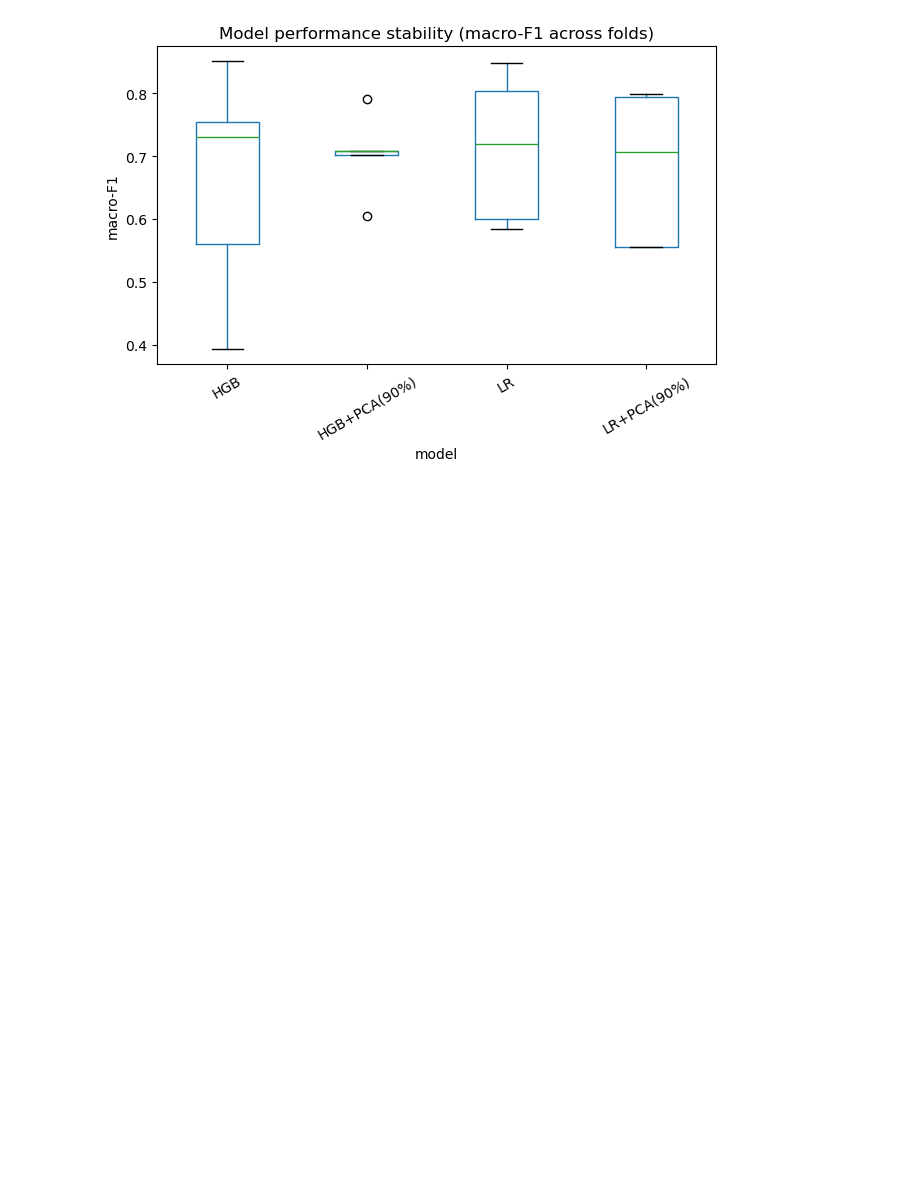
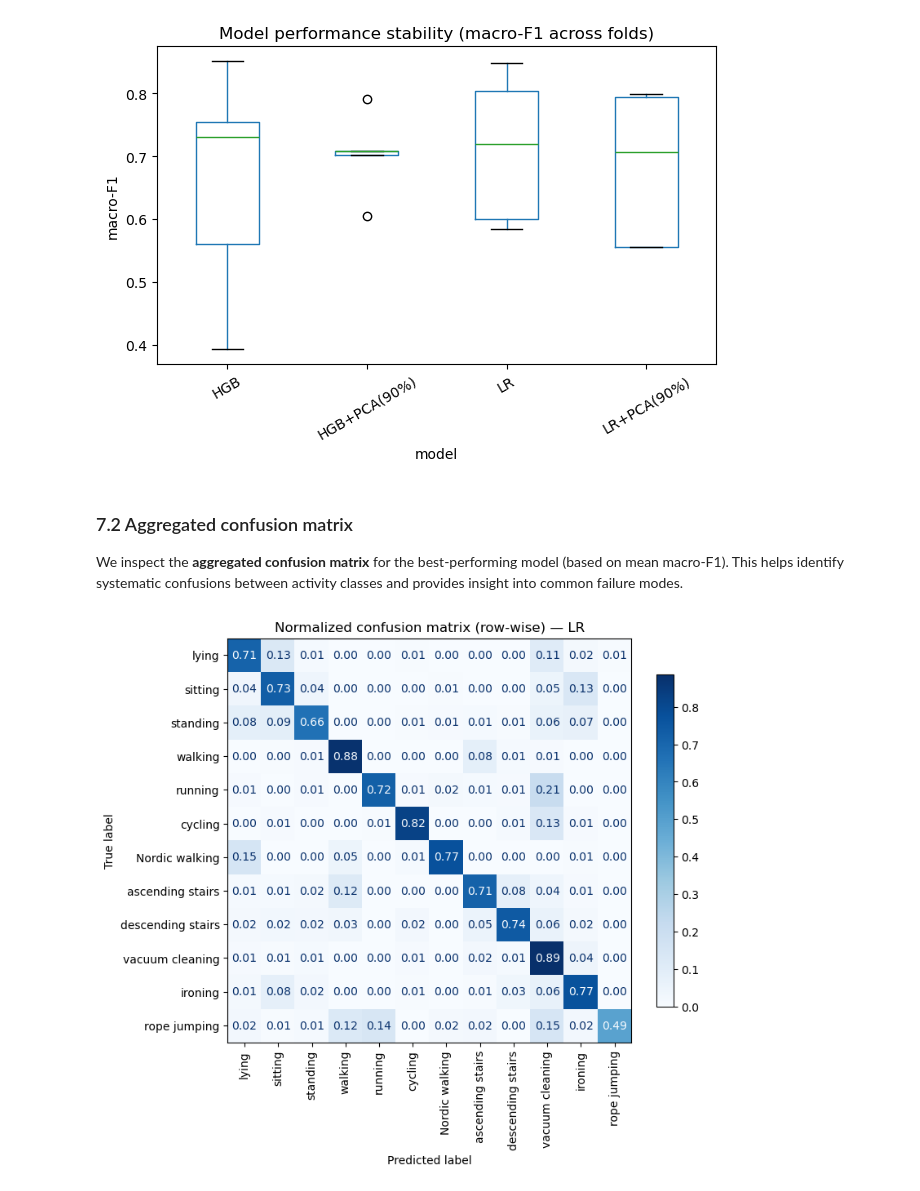
Before and after one commit to ChouaibB/wearables-ml-examples, a Jupyter notebook: notebooks/01_activity_recognition_from_wrist_imu_pamap2.ipynb, the cells around one changed output. Drawn from its saved outputs; the diff is of its cells as text; code cells hidden in the pictures; blank space fills up the shorter version.

Commit message:
confusion matrix and visu fixes -> OK

```diff
--- a/notebooks/01_activity_recognition_from_wrist_imu_pamap2.ipynb
+++ b/notebooks/01_activity_recognition_from_wrist_imu_pamap2.ipynb
@@ -673,3 +673,30 @@ plt.show()
 # %% [output]
 <Figure size 800x400 with 0 Axes>
 [figure]
+# %% [markdown]
+### 7.2 Aggregated confusion matrix
+
+We inspect the **aggregated confusion matrix** for the best-performing model (based on mean macro-F1). This helps identify systematic confusions between activity classes and provides insight into common failure modes.
+# %%
+from sklearn.metrics import ConfusionMatrixDisplay, confusion_matrix
+
+best_model_name = results.iloc[0]["model"]
+
+y_true_all = oof[best_model_name]["y_true"]
+y_pred_all = oof[best_model_name]["y_pred"]
+
+cm = confusion_matrix(y_true_all, y_pred_all, labels=all_labels, normalize="true")
+
+disp = ConfusionMatrixDisplay(
+    confusion_matrix=cm,
+    display_labels=[ACTIVITY_MAP[l] for l in all_labels],
+)
+
+fig, ax = plt.subplots(figsize=(8, 8))
+disp.plot(ax=ax, xticks_rotation=90, cmap="Blues", colorbar=False, values_format=".2f")
+plt.colorbar(disp.im_, shrink=0.6)
+ax.set_title(f"Normalized confusion matrix (row-wise) — {best_model_name}")
+fig.tight_layout()
+plt.show()
+# %% [output]
+[figure, added]
```
